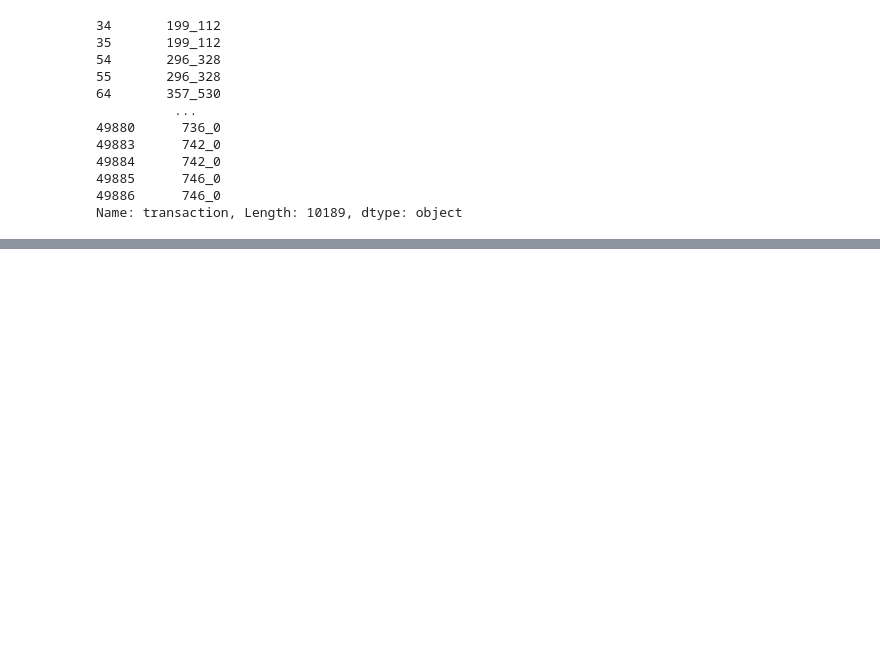
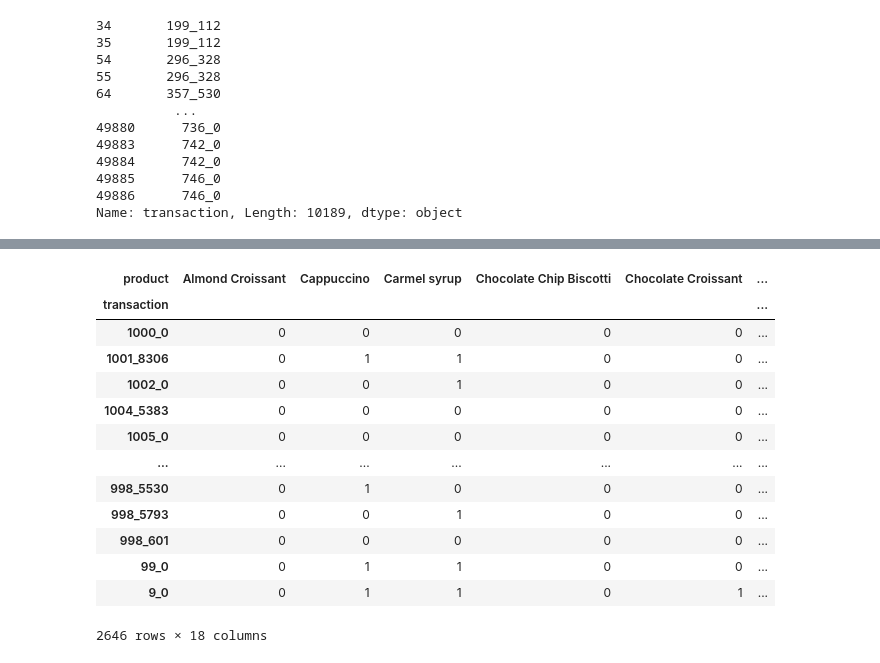
Before and after one commit to mouadayoub1971/SmartCoffee-, a Jupyter notebook: pythonSection/recommandation.ipynb, the cells around one changed output, grey strips where cells are left out. Cells and saved outputs as stored; diff of their text form; code cells hidden in the pictures; blank space fills up the shorter version.

```diff
--- a/pythonSection/recommandation.ipynb
+++ b/pythonSection/recommandation.ipynb
@@ -253,0 +236,3 @@ popularity_recommendation = popularity_recommendation.rename(columns={'transacti
+# %%
+train_basket = (data.groupby(['transaction', 'product'])['product'].count().reset_index(name='Count'))
+train_basket.head(10)
@@ -253,0 +267,24 @@ popularity_recommendation = popularity_recommendation.rename(columns={'transacti
+# %%
+def encode_unit(x):
+ if x<= 0:
+  return 0
+ if x>=0:
+  return 1
+
+my_baskets_sets = my_basket.applymap(encode_unit)
+my_baskets_sets
+# %% [output]
+| product | Almond Croissant | Cappuccino | Carmel syrup | Chocolate Chip Biscotti | Chocolate Croissant | ... |
+| transaction |  |  |  |  |  | ... |
+| 1000_0 | 0 | 0 | 0 | 0 | 0 | ... |
+| 1001_8306 | 0 | 1 | 1 | 0 | 0 | ... |
+| 1002_0 | 0 | 0 | 1 | 0 | 0 | ... |
+| 1004_5383 | 0 | 0 | 0 | 0 | 0 | ... |
+| 1005_0 | 0 | 0 | 0 | 0 | 0 | ... |
+| ... | ... | ... | ... | ... | ... | ... |
+| 998_5530 | 0 | 1 | 0 | 0 | 0 | ... |
+| 998_5793 | 0 | 0 | 1 | 0 | 0 | ... |
+| 998_601 | 0 | 0 | 0 | 0 | 0 | ... |
+| 99_0 | 0 | 1 | 1 | 0 | 0 | ... |
+| 9_0 | 0 | 1 | 1 | 0 | 1 | ... |
+2646 rows × 18 columns
```
Also changed, not shown: parts of 8 cells of this notebook, 1 other file.
